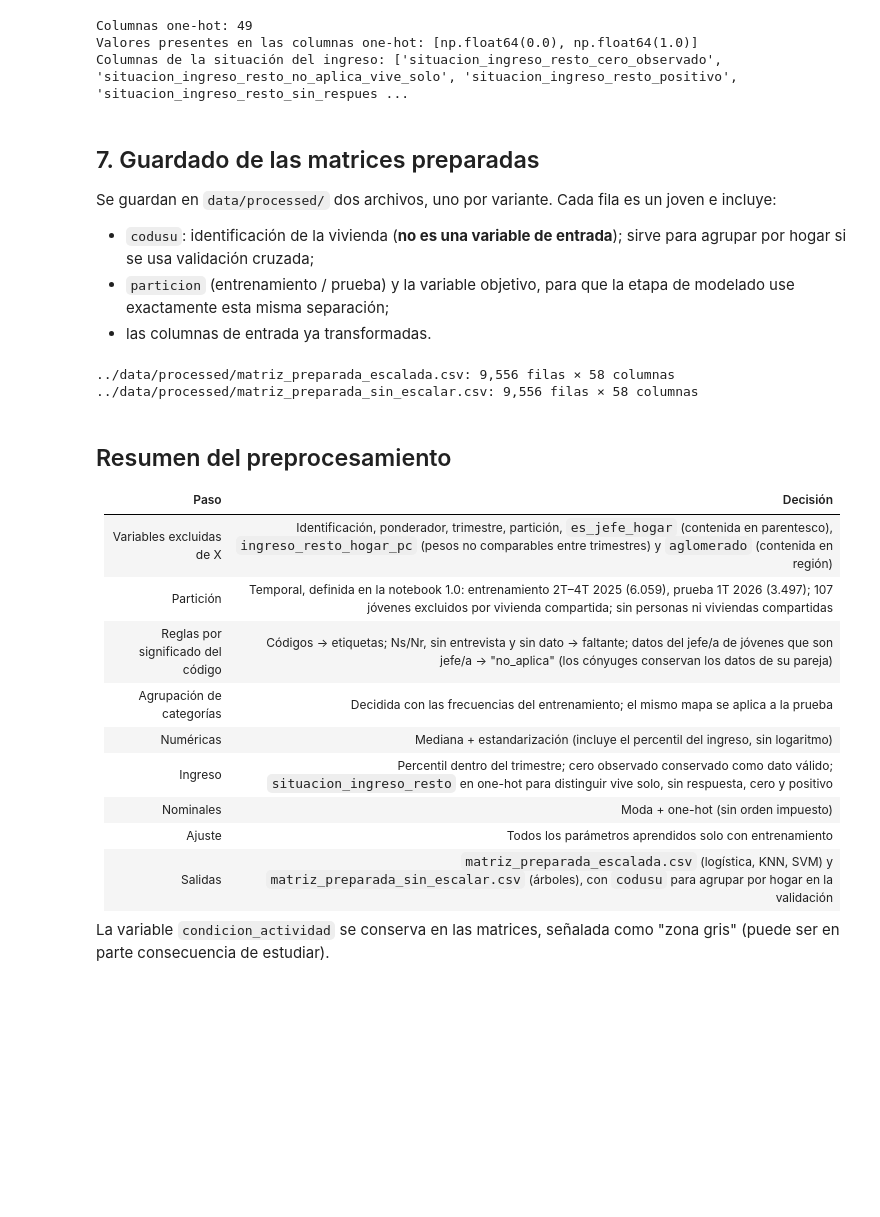
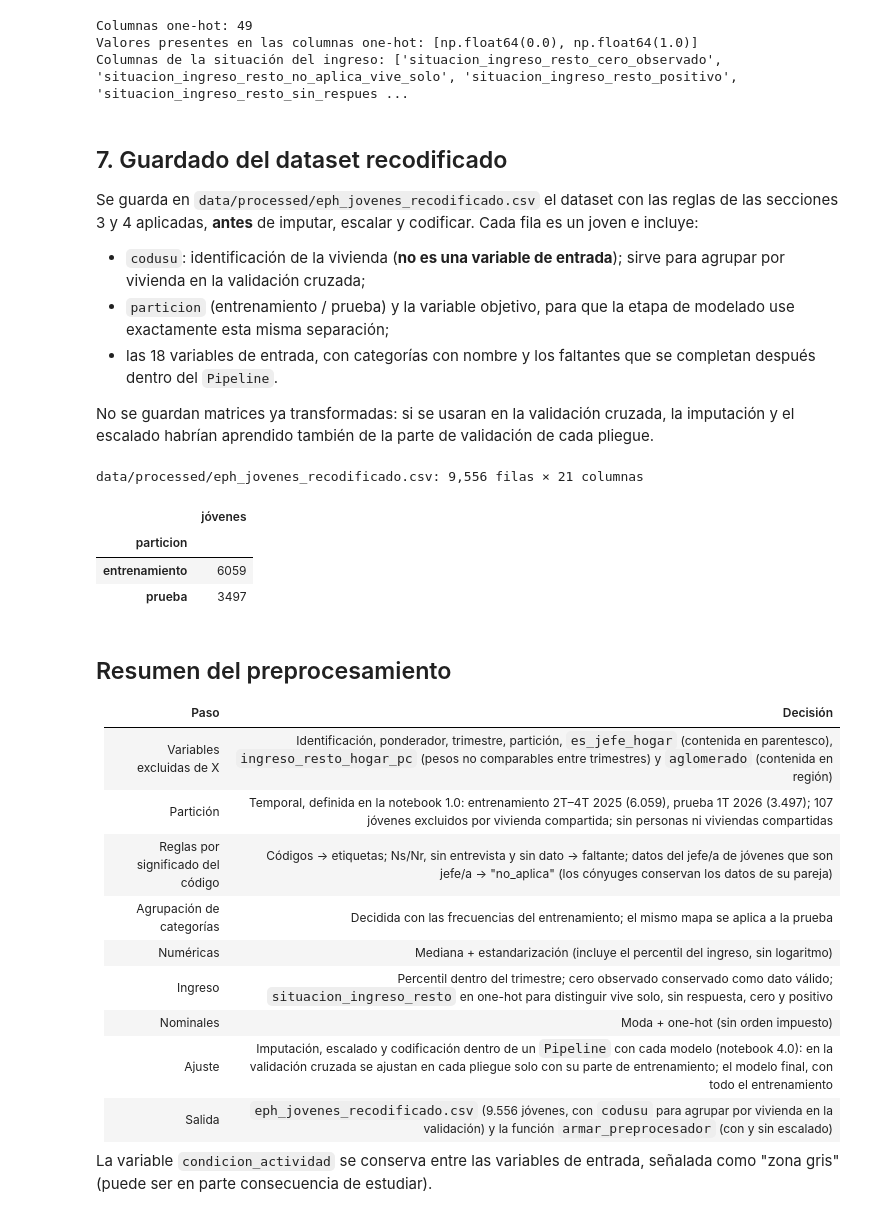
Before and after one commit to Elizabet866/prediccion-asistencia-nivel-superior-eph, a Jupyter notebook: notebooks/3.0-lei-preprocesamiento.ipynb, the cells around one changed output. Saved outputs shown, nothing was run; the diff lists cells and outputs as text; code cells hidden in the pictures; blank space fills up the shorter version.

```diff
--- a/notebooks/3.0-lei-preprocesamiento.ipynb
+++ b/notebooks/3.0-lei-preprocesamiento.ipynb
@@ -378,29 +383,27 @@ Columnas one-hot: 49
 Valores presentes en las columnas one-hot: [np.float64(0.0), np.float64(1.0)]
 Columnas de la situación del ingreso: ['situacion_ingreso_resto_cero_observado', 'situacion_ingreso_resto_no_aplica_vive_solo', 'situacion_ingreso_resto_positivo', 'situacion_ingreso_resto_sin_respues ...
 # %% [markdown]
-## 7. Guardado de las matrices preparadas
+## 7. Guardado del dataset recodificado
 
-Se guardan en `data/processed/` dos archivos, uno por variante. Cada fila es un joven e incluye:
+Se guarda en `data/processed/eph_jovenes_recodificado.csv` el dataset con las reglas de las secciones 3 y 4 aplicadas, **antes** de imputar, escalar y codificar. Cada fila es un joven e incluye:
 
-- `codusu`: identificación de la vivienda (**no es una variable de entrada**); sirve para agrupar por hogar si se usa validación cruzada;
+- `codusu`: identificación de la vivienda (**no es una variable de entrada**); sirve para agrupar por vivienda en la validación cruzada;
 - `particion` (entrenamiento / prueba) y la variable objetivo, para que la etapa de modelado use exactamente esta misma separación;
-- las columnas de entrada ya transformadas.
+- las 18 variables de entrada, con categorías con nombre y los faltantes que se completan después dentro del `Pipeline`.
+
+No se guardan matrices ya transformadas: si se usaran en la validación cruzada, la imputación y el escalado habrían aprendido también de la parte de validación de cada pliegue.
 # %%
-def guardar(X_tr, X_te, ruta):
-    # Une entrenamiento y prueba en un solo archivo, con identificación, partición y objetivo al principio
-    tabla = pd.concat([
-        X_tr.assign(codusu=entrenamiento["codusu"], particion="entrenamiento", asiste_superior=y_train),
-        X_te.assign(codusu=prueba["codusu"], particion="prueba", asiste_superior=y_test),
-    ])
-    tabla = tabla[["codusu", "particion", "asiste_superior"] + list(X_tr.columns)]
-    tabla.to_csv(ruta, index=False)
-    print(f"{ruta}: {tabla.shape[0]:,} filas × {tabla.shape[1]} columnas")
-
-guardar(X_train_esc, X_test_esc, "../data/processed/matriz_preparada_escalada.csv")
-guardar(X_train_sin, X_test_sin, "../data/processed/matriz_preparada_sin_escalar.csv")
+# Dataset recodificado (reglas por código y agrupaciones), sin imputar, escalar ni codificar
+recodificado = pd.concat([entrenamiento, prueba])[["codusu", "particion", OBJETIVO] + COLUMNAS_X]
+recodificado.to_csv("../data/processed/eph_jovenes_recodificado.csv", index=False)
+print(f"data/processed/eph_jovenes_recodificado.csv: {recodificado.shape[0]:,} filas × {recodificado.shape[1]} columnas")
+recodificado["particion"].value_counts().rename("jóvenes").to_frame()
 # %% [output]
-../data/processed/matriz_preparada_escalada.csv: 9,556 filas × 58 columnas
-../data/processed/matriz_preparada_sin_escalar.csv: 9,556 filas × 58 columnas
+data/processed/eph_jovenes_recodificado.csv: 9,556 filas × 21 columnas
+|  | jóvenes |
+| particion |  |
+| entrenamiento | 6059 |
+| prueba | 3497 |
 # %% [markdown]
 ## Resumen del preprocesamiento
 
@@ -413,7 +416,7 @@ guardar(X_train_sin, X_test_sin, "../data/processed/matriz_preparada_sin_escalar
 | Numéricas | Mediana + estandarización (incluye el percentil del ingreso, sin logaritmo) |
 | Ingreso | Percentil dentro del trimestre; cero observado conservado como dato válido; `situacion_ingreso_resto` en one-hot para distinguir vive solo, sin respuesta, cero y positivo |
 | Nominales | Moda + one-hot (sin orden impuesto) |
-| Ajuste | Todos los parámetros aprendidos solo con entrenamiento |
-| Salidas | `matriz_preparada_escalada.csv` (logística, KNN, SVM) y `matriz_preparada_sin_escalar.csv` (árboles), con `codusu` para agrupar por hogar en la validación |
+| Ajuste | Imputación, escalado y codificación dentro de un `Pipeline` con cada modelo (notebook 4.0): en la validación cruzada se ajustan en cada pliegue solo con su parte de entrenamiento; el modelo final, con todo el entrenamiento |
+| Salida | `eph_jovenes_recodificado.csv` (9.556 jóvenes, con `codusu` para agrupar por vivienda en la validación) y la función `armar_preprocesador` (con y sin escalado) |
 
-La variable `condicion_actividad` se conserva en las matrices, señalada como "zona gris" (puede ser en parte consecuencia de estudiar).
+La variable `condicion_actividad` se conserva entre las variables de entrada, señalada como "zona gris" (puede ser en parte consecuencia de estudiar).
```
Also changed, not shown: parts of 8 cells of this notebook, 1 other file.
